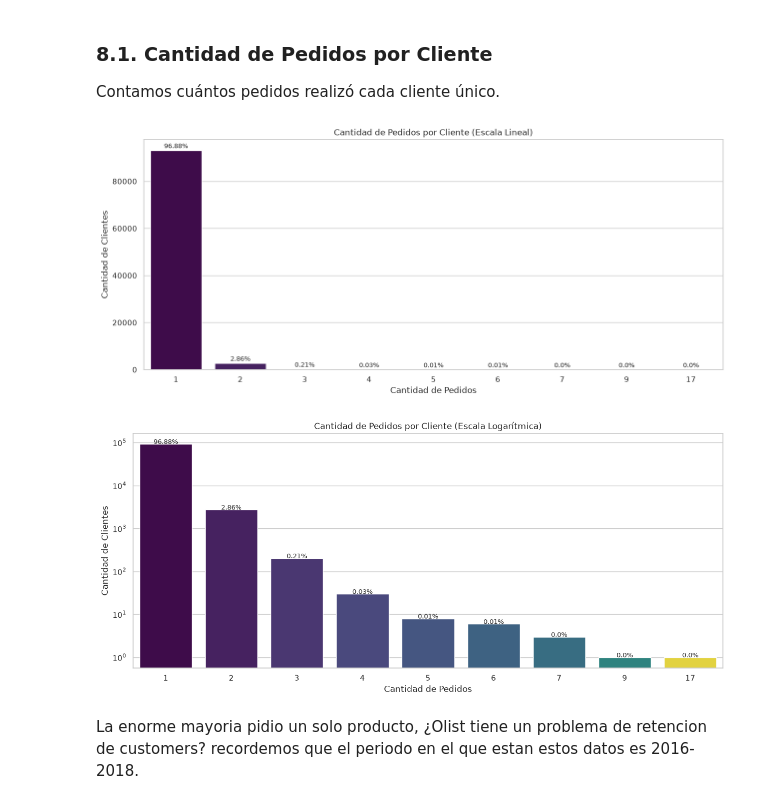
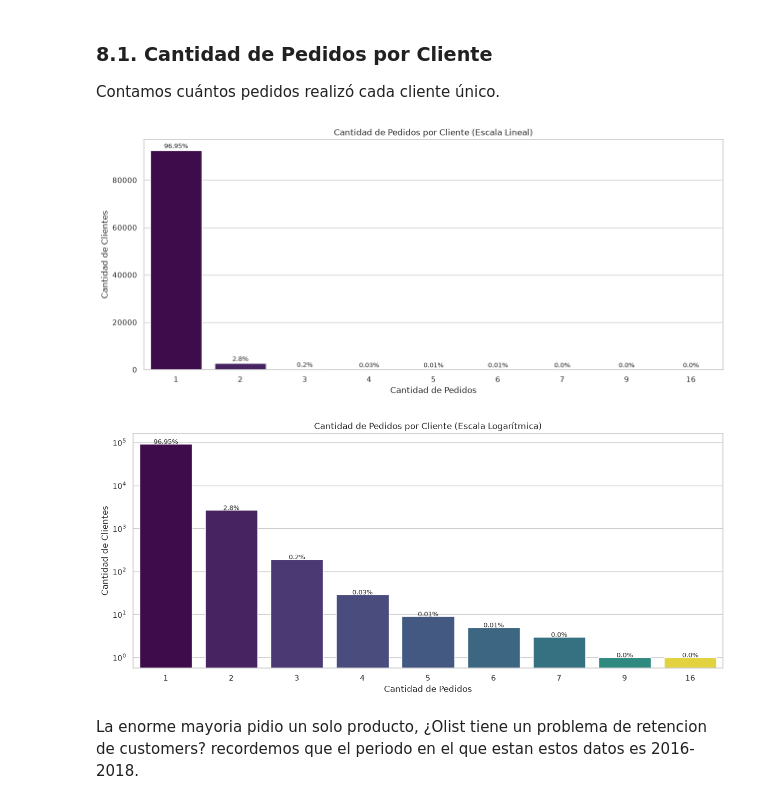
Before and after one commit to LeandroLocurcio/analisis-olist, a Jupyter notebook: notebooks/EDA_1.ipynb, the cells around one changed output. Cells and saved outputs as stored; diff of their text form; code cells hidden in the pictures.

```diff
--- a/notebooks/EDA_1.ipynb
+++ b/notebooks/EDA_1.ipynb
@@ -18,7 +18,7 @@ project_root = '.' if os.path.isdir('src') else '..'
 if project_root not in sys.path:
     sys.path.insert(0, project_root)
 
-from src.data import load_raw_tables
+from src.data import aggregate_geolocation, build_order_items, build_seller_features, load_raw_tables
 
 # load_raw_tables() resuelve data/ de forma absoluta (ver src/data.py), asi
 # que no hace falta pasarle un path.
@@ -28,7 +28,7 @@ tables = load_raw_tables()
 closed_deals = tables['closed_deals']
 marketing_qualified_leads = tables['mql']
 
-# Tablas de Ordenes
+# Tablas de Ordenes (crudas, para las secciones que no necesitan cruzarlas)
 customers = tables['customers']
 geolocation = tables['geolocation']
 order_items = tables['order_items']
@@ -38,6 +38,12 @@ orders = tables['orders']
 products = tables['products']
 sellers = tables['sellers']
 product_category_translation = tables['category_translation']
+
+# Tablas consolidadas del ETL reusable: joins + distance_km (order_items_full)
+# y agregados por vendedor (seller_features), para no repetir merges a mano.
+geo = aggregate_geolocation(geolocation)
+order_items_full = build_order_items(tables, geo)
+seller_features = build_seller_features(order_items_full)
 
 # Verificar la carga mostrando las dimensiones de cada DataFrame
 datasets = {
@@ -51,7 +57,9 @@ datasets = {
     'Orders': orders,
     'Products': products,
     'Sellers': sellers,
-    'Category Translation': product_category_translation
+    'Category Translation': product_category_translation,
+    'Order Items Full': order_items_full,
+    'Seller Features': seller_features,
 }
 
 for name, df in datasets.items():
@@ -431,11 +440,9 @@ A priori hubiera pensando que deberia haber mas ordenes de mas cantidad de produ
 ### 8.1. Cantidad de Pedidos por Cliente
 Contamos cuántos pedidos realizó cada cliente único.
 # %%
-# Unimos orders con customers para tener el customer_unique_id
-customer_orders = pd.merge(orders, customers[['customer_id', 'customer_unique_id']], on='customer_id')
-
-# Contamos cuántos pedidos realizó cada cliente único (customer_unique_id)
-orders_per_customer = customer_orders.groupby('customer_unique_id')['order_id'].nunique().reset_index()
+# order_items_full ya trae customer_unique_id (via el merge con customers),
+# no hace falta mergear orders con customers a mano.
+orders_per_customer = order_items_full.groupby('customer_unique_id')['order_id'].nunique().reset_index()
 orders_per_customer.columns = ['customer_unique_id', 'cant_pedidos']
 
 # Distribución de la cantidad de pedidos
@@ -447,34 +454,34 @@ total_unique_customers = dist_pedidos_customer['cantidad_customers'].sum()
 dist_pedidos_customer['porcentaje'] = (dist_pedidos_customer['cantidad_customers'] / total_unique_customers * 100).round(2)
 
 # Gráfico escala lineal
 plt.figure(figsize=(15, 6))
 ax = sns.barplot(data=dist_pedidos_customer, x='cant_pedidos', y='cantidad_customers', hue='cant_pedidos', palette='viridis', legend=False)
 plt.title('Cantidad de Pedidos por Cliente (Escala Lineal)')
 plt.xlabel('Cantidad de Pedidos')
 plt.ylabel('Cantidad de Clientes')
 
 for i, p in enumerate(ax.patches):
     if not pd.isna(p.get_height()):
         ax.text(p.get_x() + p.get_width()/2., p.get_height() + (total_unique_customers * 0.01),
                 f'{dist_pedidos_customer["porcentaje"].iloc[i]}%', ha="center", fontsize=9)
 plt.show()
 
 # Gráfico escala logarítmica
 plt.figure(figsize=(15, 6))
 ax = sns.barplot(data=dist_pedidos_customer, x='cant_pedidos', y='cantidad_customers', hue='cant_pedidos', palette='viridis', legend=False)
 plt.yscale('log')
 plt.title('Cantidad de Pedidos por Cliente (Escala Logarítmica)')
 plt.xlabel('Cantidad de Pedidos')
 plt.ylabel('Cantidad de Clientes')
 
 for i, p in enumerate(ax.patches):
     if not pd.isna(p.get_height()):
         ax.text(p.get_x() + p.get_width()/2., p.get_height(),
                 f'{dist_pedidos_customer["porcentaje"].iloc[i]}%', ha="center", fontsize=9)
 plt.show()
 # %% [output]
 [figure]
-[figure, old version]
+[figure, new version]
 # %% [markdown]
 La enorme mayoria pidio un solo producto, ¿Olist tiene un problema de retencion de customers? recordemos que el periodo en el que estan estos datos es 2016-2018.
 # %% [markdown]
```
Also changed, not shown: parts of 3 cells of this notebook.
